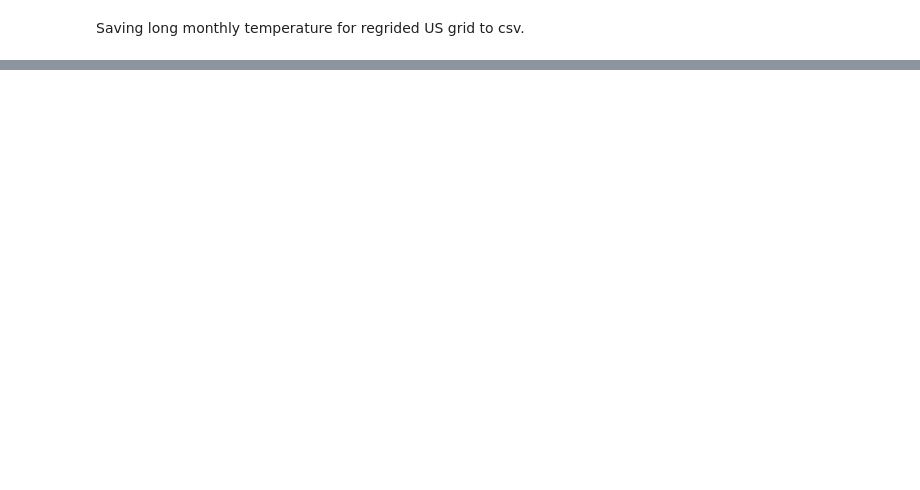
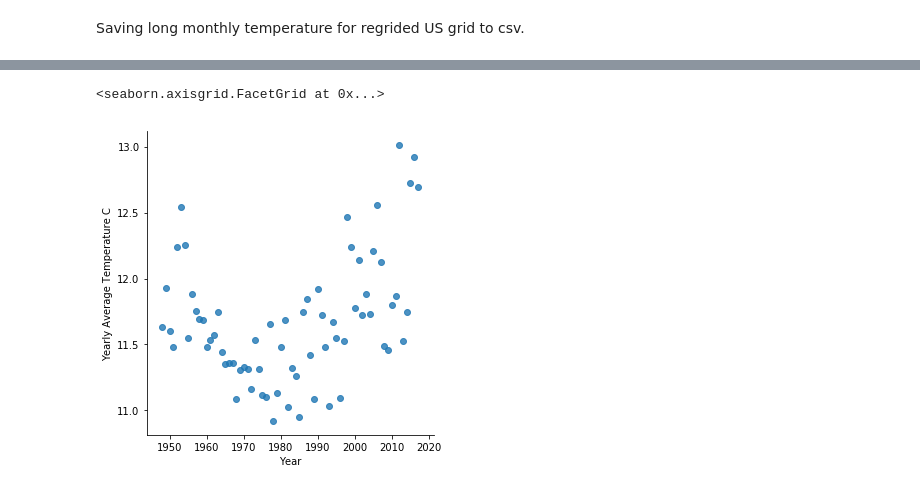
Before and after one commit to RyanGan/fire_predictor, a Jupyter notebook: py_scripts/monthly_air_temp.ipynb, the cells around one changed output, grey strips where cells are left out. Drawn from its saved outputs; the diff is of its cells as text; code cells hidden in the pictures; blank space fills up the shorter version.

Commit message:
updated temp

```diff
--- a/py_scripts/monthly_air_temp.ipynb
+++ b/py_scripts/monthly_air_temp.ipynb
@@ -355,0 +365,9 @@ mean_temp.plot(x='date', y='temp_c')
+# %%
+# convert to datetime
+temp_long_df['date'] = pd.to_datetime(temp_long_df['date'])
+# create year variable and plot average temperature by year
+temp_long_df['year'] = temp_long_df['date'].dt.year
+# group by year
+mean_temp = temp_long_df.groupby(['year'])['temp_c'].mean().reset_index()
+# filter out outliers
+mean_temp = mean_temp[mean_temp['temp_c'] > 8]
@@ -355,0 +383,6 @@ mean_temp.plot(x='date', y='temp_c')
+# %%
+ax = sns.lmplot(x='year', y='temp_c', fit_reg= False, data = mean_temp)
+ax.set(xlabel = 'Year', ylabel = 'Yearly Average Temperature C')
+# %% [output]
+<seaborn.axisgrid.FacetGrid at 0x...>
+[figure, added]
```
Also changed, not shown: parts of 10 cells of this notebook.
